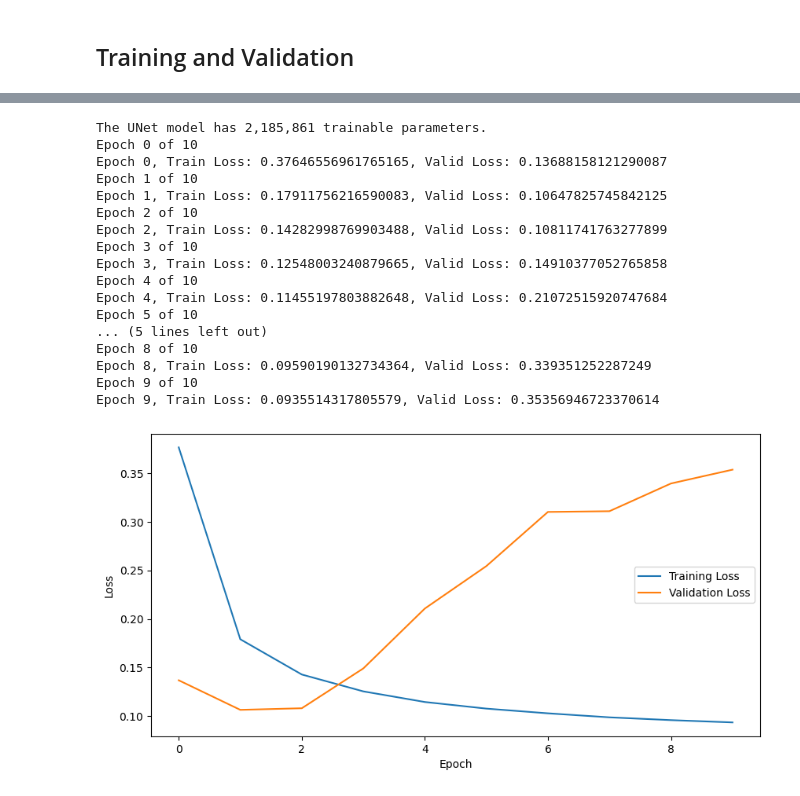
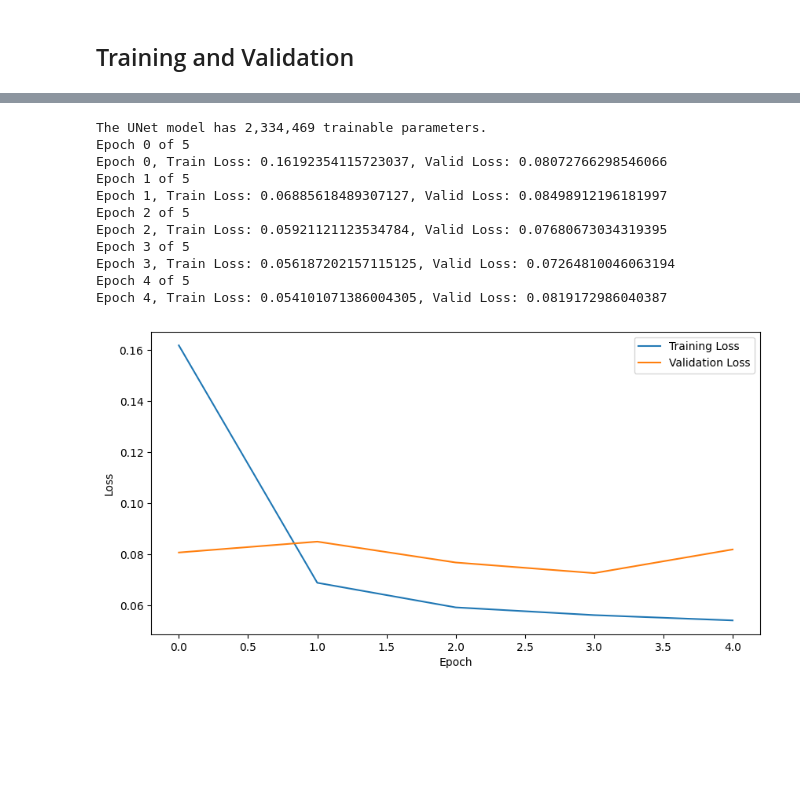
Before and after one commit to aryamanpandya99/computer_vision, a Jupyter notebook: ddpm.ipynb, the cells around one changed output, grey strips where cells are left out. Drawn from its saved outputs; the diff is of its cells as text; code cells hidden in the pictures; blank space fills up the shorter version.

```diff
--- a/ddpm.ipynb
+++ b/ddpm.ipynb
@@ -502,7 +504,7 @@ def get_alpha_bar(beta_schedule: torch.Tensor):
     alpha = 1. - beta_schedule
     return alpha.cumprod(dim=0)
 
-def prepare_batch(x: torch.Tensor, T: int, beta_schedule: torch.Tensor):
+def prepare_batch(x: torch.Tensor, T: int, alpha_bar: torch.Tensor):
     """
     Prepare a batch for training by generating random timesteps and adding noise to the image.
     We use the random timesteps to generate the amount of noise that should be added to the image at that timestep.
@@ -522,9 +524,7 @@ def prepare_batch(x: torch.Tensor, T: int, beta_schedule: torch.Tensor):
     t = torch.randint(0, T, (batch_size,)).to(device)
     e = torch.randn_like(x).to(device)
 
-    alpha_bar_t = get_alpha_bar(beta_schedule)[t]
-    alpha_bar_t = alpha_bar_t.view(-1, 1, 1, 1)
-
+    alpha_bar_t = alpha_bar[t].view(-1, 1, 1, 1)
     noisy_images = alpha_bar_t.sqrt() * x + (1 - alpha_bar_t).sqrt() * e
 
     return (noisy_images, t), e
@@ -531,13 +568,24 @@ def prepare_batch(x: torch.Tensor, T: int, beta_schedule: torch.Tensor):
 # %%
-beta_schedule = torch.linspace(0, 1, 1000).to(device)
-prepare_batch(sample_inputs, 1000, beta_schedule)
-
-
-(noisy_images, t), noise = prepare_batch(sample_inputs, 1000, beta_schedule)
+samples = train_dl[0]
+print(samples[0].shape)
+beta_schedule = torch.linspace(0.0001, 0.02, 1000).to(device)
+alpha_bar = get_alpha_bar(beta_schedule)
+(noisy_images, t), noise = prepare_batch(samples[0], 1000, alpha_bar)
 
 # noise and the noisy images should have the same shape
 # t should be a tensor of shape (batch_size, )
 print(noisy_images.shape)
 print(t.shape)
 print(noise.shape)
+
+show_torch_image(samples[0][1].cpu())
+for i in range(16):
+    fig, (ax1, ax2) = plt.subplots(1, 2, figsize=(10, 5))
+    ax1.imshow(noisy_images[i].cpu().squeeze().numpy(), cmap='gray')
+    ax1.set_title('Noisy Image')
+    ax1.axis('off')
+    ax2.imshow(noise[i].cpu().squeeze().numpy(), cmap='gray')
+    ax2.set_title('Noise')
+    ax2.axis('off')
+    plt.show()
 # %% [output]
@@ -708,53 +734,47 @@ Number of batches in valid_dl: 79
 # %%
-model = UNet(
+scratch_model = UNet(
     down_filters=[32, 64, 128],
     in_channels=1,
     num_layers=1,
     has_attention=True,
-    num_heads=1,
+    num_heads=2,
     diffusion_steps=1000,
 ).to(device)
 
-num_params = count_parameters(model)
+num_params = count_parameters(scratch_model)
 print(f"The UNet model has {num_params:,} trainable parameters.")
 
-optim = torch.optim.Adam(model.parameters(), lr=3e-4)
-scheduler = torch.optim.lr_scheduler.OneCycleLR(optim, max_lr=1e-3, steps_per_epoch=len(train_dl), epochs=10)
+optim = torch.optim.Adam(scratch_model.parameters(), lr=4e3)
+scheduler = torch.optim.lr_scheduler.OneCycleLR(optim, max_lr=4e-3, steps_per_epoch=len(train_dl), epochs=5)
 loss_fn = nn.MSELoss()
 
 beta_schedule = torch.linspace(0.0001, 0.02, 1000).to(device)
 
 train_model(
-    model=model,
+    model=scratch_model,
     optim=optim,
     loss_fn=loss_fn,
     train_loader=train_dl,
     valid_loader=valid_dl,
     scheduler=scheduler,
     beta_schedule=beta_schedule,
-    epochs=10,
+    epochs=5,
     valid_every=1,
     T=1000
 )
 # %% [output]
-The UNet model has 2,185,861 trainable parameters.
-Epoch 0 of 10
-Epoch 0, Train Loss: 0.37646556961765165, Valid Loss: 0.13688158121290087
-Epoch 1 of 10
-Epoch 1, Train Loss: 0.17911756216590083, Valid Loss: 0.10647825745842125
-Epoch 2 of 10
-Epoch 2, Train Loss: 0.14282998769903488, Valid Loss: 0.10811741763277899
-Epoch 3 of 10
-Epoch 3, Train Loss: 0.12548003240879665, Valid Loss: 0.14910377052765858
-Epoch 4 of 10
-Epoch 4, Train Loss: 0.11455197803882648, Valid Loss: 0.21072515920747684
-Epoch 5 of 10
-... (5 lines left out)
-Epoch 8 of 10
-Epoch 8, Train Loss: 0.09590190132734364, Valid Loss: 0.339351252287249
-Epoch 9 of 10
-Epoch 9, Train Loss: 0.0935514317805579, Valid Loss: 0.35356946723370614
+The UNet model has 2,334,469 trainable parameters.
+Epoch 0 of 5
+Epoch 0, Train Loss: 0.16192354115723037, Valid Loss: 0.08072766298546066
+Epoch 1 of 5
+Epoch 1, Train Loss: 0.06885618489307127, Valid Loss: 0.08498912196181997
+Epoch 2 of 5
+Epoch 2, Train Loss: 0.05921121123534784, Valid Loss: 0.07680673034319395
+Epoch 3 of 5
+Epoch 3, Train Loss: 0.056187202157115125, Valid Loss: 0.07264810046063194
+Epoch 4 of 5
+Epoch 4, Train Loss: 0.054101071386004305, Valid Loss: 0.0819172986040387
-[figure, old version]
+[figure, new version]
 # %%
 def sample_images(model, beta_schedule, T, device, num_samples=16, using_diffusers: bool = False):
     model.eval()
```
Also changed, not shown: parts of 11 cells of this notebook, 1 other file.
